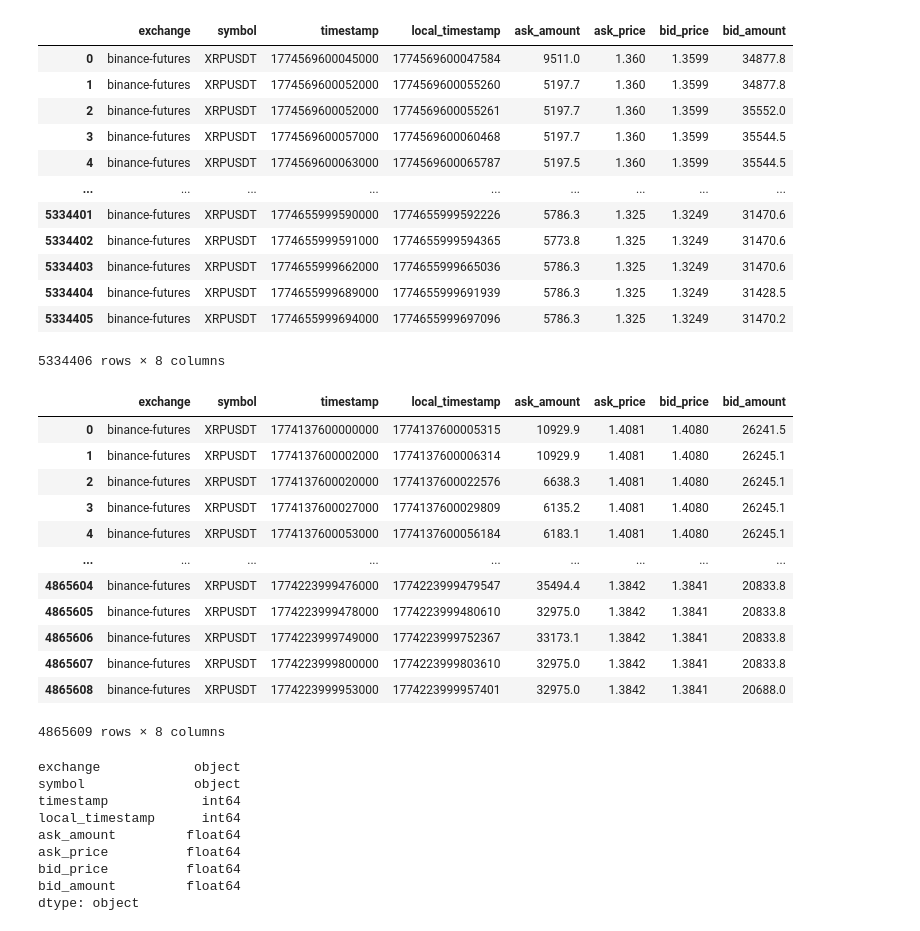
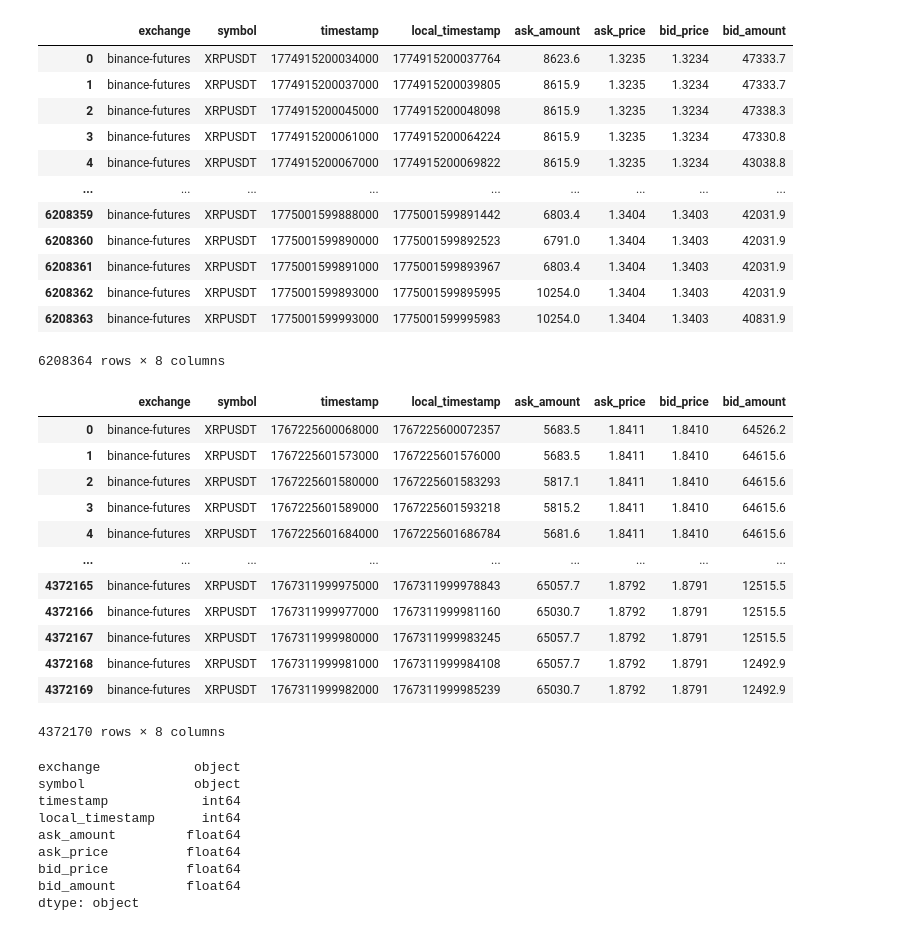
Before and after one commit to zhanyi136/janus_vol_pred, a Jupyter notebook: janus_vol_pred/analysis/data.ipynb, the cells around one changed output. Drawn from its saved outputs; the diff is of its cells as text; code cells hidden in the pictures.

```diff
--- a/janus_vol_pred/analysis/data.ipynb
+++ b/janus_vol_pred/analysis/data.ipynb
@@ -1,48 +1,48 @@
 # %%
 import pandas as pd
 import zstandard as zstd
 
-file_path = "/data/market_data/binance/future/XRPUSDT/book_ticker/binance-futures_book_ticker_2026-03-27_XRPUSDT.csv.zst"
+file_path = "/data/market_data/binance/future/XRPUSDT/book_ticker/binance-futures_book_ticker_2026-03-31_XRPUSDT.csv.zst"
 
 with open(file_path, 'rb') as f:
     dctx = zstd.ZstdDecompressor()
     stream_reader = dctx.stream_reader(f)
     df = pd.read_csv(stream_reader)
     stream_reader.close()
 
 df
 # %% [output]
 |  | exchange | symbol | timestamp | local_timestamp | ask_amount | ask_price | bid_price | bid_amount |
-| 0 | binance-futures | XRPUSDT | 1774569600045000 | 1774569600047584 | 9511.0 | 1.360 | 1.3599 | 34877.8 |
-| 1 | binance-futures | XRPUSDT | 1774569600052000 | 1774569600055260 | 5197.7 | 1.360 | 1.3599 | 34877.8 |
-| 2 | binance-futures | XRPUSDT | 1774569600052000 | 1774569600055261 | 5197.7 | 1.360 | 1.3599 | 35552.0 |
-| 3 | binance-futures | XRPUSDT | 1774569600057000 | 1774569600060468 | 5197.7 | 1.360 | 1.3599 | 35544.5 |
-| 4 | binance-futures | XRPUSDT | 1774569600063000 | 1774569600065787 | 5197.5 | 1.360 | 1.3599 | 35544.5 |
+| 0 | binance-futures | XRPUSDT | 1774915200034000 | 1774915200037764 | 8623.6 | 1.3235 | 1.3234 | 47333.7 |
+| 1 | binance-futures | XRPUSDT | 1774915200037000 | 1774915200039805 | 8615.9 | 1.3235 | 1.3234 | 47333.7 |
+| 2 | binance-futures | XRPUSDT | 1774915200045000 | 1774915200048098 | 8615.9 | 1.3235 | 1.3234 | 47338.3 |
+| 3 | binance-futures | XRPUSDT | 1774915200061000 | 1774915200064224 | 8615.9 | 1.3235 | 1.3234 | 47330.8 |
+| 4 | binance-futures | XRPUSDT | 1774915200067000 | 1774915200069822 | 8615.9 | 1.3235 | 1.3234 | 43038.8 |
 | ... | ... | ... | ... | ... | ... | ... | ... | ... |
-| 5334401 | binance-futures | XRPUSDT | 1774655999590000 | 1774655999592226 | 5786.3 | 1.325 | 1.3249 | 31470.6 |
-| 5334402 | binance-futures | XRPUSDT | 1774655999591000 | 1774655999594365 | 5773.8 | 1.325 | 1.3249 | 31470.6 |
-| 5334403 | binance-futures | XRPUSDT | 1774655999662000 | 1774655999665036 | 5786.3 | 1.325 | 1.3249 | 31470.6 |
-| 5334404 | binance-futures | XRPUSDT | 1774655999689000 | 1774655999691939 | 5786.3 | 1.325 | 1.3249 | 31428.5 |
-| 5334405 | binance-futures | XRPUSDT | 1774655999694000 | 1774655999697096 | 5786.3 | 1.325 | 1.3249 | 31470.2 |
+| 6208359 | binance-futures | XRPUSDT | 1775001599888000 | 1775001599891442 | 6803.4 | 1.3404 | 1.3403 | 42031.9 |
+| 6208360 | binance-futures | XRPUSDT | 1775001599890000 | 1775001599892523 | 6791.0 | 1.3404 | 1.3403 | 42031.9 |
+| 6208361 | binance-futures | XRPUSDT | 1775001599891000 | 1775001599893967 | 6803.4 | 1.3404 | 1.3403 | 42031.9 |
+| 6208362 | binance-futures | XRPUSDT | 1775001599893000 | 1775001599895995 | 10254.0 | 1.3404 | 1.3403 | 42031.9 |
+| 6208363 | binance-futures | XRPUSDT | 1775001599993000 | 1775001599995983 | 10254.0 | 1.3404 | 1.3403 | 40831.9 |
-5334406 rows × 8 columns
+6208364 rows × 8 columns
 # %%
 import pandas as pd
-df2 = pd.read_csv("/data/market_data/binance/future/XRPUSDT/book_ticker/binance-futures_book_ticker_2026-03-22_XRPUSDT.csv.gz")
+df2 = pd.read_csv("/data/market_data/binance/future/XRPUSDT/book_ticker/binance-futures_book_ticker_2026-01-01_XRPUSDT.csv.gz")
 df2
 # %% [output]
 |  | exchange | symbol | timestamp | local_timestamp | ask_amount | ask_price | bid_price | bid_amount |
-| 0 | binance-futures | XRPUSDT | 1774137600000000 | 1774137600005315 | 10929.9 | 1.4081 | 1.4080 | 26241.5 |
-| 1 | binance-futures | XRPUSDT | 1774137600002000 | 1774137600006314 | 10929.9 | 1.4081 | 1.4080 | 26245.1 |
-| 2 | binance-futures | XRPUSDT | 1774137600020000 | 1774137600022576 | 6638.3 | 1.4081 | 1.4080 | 26245.1 |
-| 3 | binance-futures | XRPUSDT | 1774137600027000 | 1774137600029809 | 6135.2 | 1.4081 | 1.4080 | 26245.1 |
-| 4 | binance-futures | XRPUSDT | 1774137600053000 | 1774137600056184 | 6183.1 | 1.4081 | 1.4080 | 26245.1 |
+| 0 | binance-futures | XRPUSDT | 1767225600068000 | 1767225600072357 | 5683.5 | 1.8411 | 1.8410 | 64526.2 |
+| 1 | binance-futures | XRPUSDT | 1767225601573000 | 1767225601576000 | 5683.5 | 1.8411 | 1.8410 | 64615.6 |
+| 2 | binance-futures | XRPUSDT | 1767225601580000 | 1767225601583293 | 5817.1 | 1.8411 | 1.8410 | 64615.6 |
+| 3 | binance-futures | XRPUSDT | 1767225601589000 | 1767225601593218 | 5815.2 | 1.8411 | 1.8410 | 64615.6 |
+| 4 | binance-futures | XRPUSDT | 1767225601684000 | 1767225601686784 | 5681.6 | 1.8411 | 1.8410 | 64615.6 |
 | ... | ... | ... | ... | ... | ... | ... | ... | ... |
-| 4865604 | binance-futures | XRPUSDT | 1774223999476000 | 1774223999479547 | 35494.4 | 1.3842 | 1.3841 | 20833.8 |
-| 4865605 | binance-futures | XRPUSDT | 1774223999478000 | 1774223999480610 | 32975.0 | 1.3842 | 1.3841 | 20833.8 |
-| 4865606 | binance-futures | XRPUSDT | 1774223999749000 | 1774223999752367 | 33173.1 | 1.3842 | 1.3841 | 20833.8 |
-| 4865607 | binance-futures | XRPUSDT | 1774223999800000 | 1774223999803610 | 32975.0 | 1.3842 | 1.3841 | 20833.8 |
-| 4865608 | binance-futures | XRPUSDT | 1774223999953000 | 1774223999957401 | 32975.0 | 1.3842 | 1.3841 | 20688.0 |
+| 4372165 | binance-futures | XRPUSDT | 1767311999975000 | 1767311999978843 | 65057.7 | 1.8792 | 1.8791 | 12515.5 |
+| 4372166 | binance-futures | XRPUSDT | 1767311999977000 | 1767311999981160 | 65030.7 | 1.8792 | 1.8791 | 12515.5 |
+| 4372167 | binance-futures | XRPUSDT | 1767311999980000 | 1767311999983245 | 65057.7 | 1.8792 | 1.8791 | 12515.5 |
+| 4372168 | binance-futures | XRPUSDT | 1767311999981000 | 1767311999984108 | 65057.7 | 1.8792 | 1.8791 | 12492.9 |
+| 4372169 | binance-futures | XRPUSDT | 1767311999982000 | 1767311999985239 | 65030.7 | 1.8792 | 1.8791 | 12492.9 |
-4865609 rows × 8 columns
+4372170 rows × 8 columns
 # %%
 df2.dtypes
 # %% [output]
```
Also changed, not shown: parts of 13 cells of this notebook, 3 other files.
